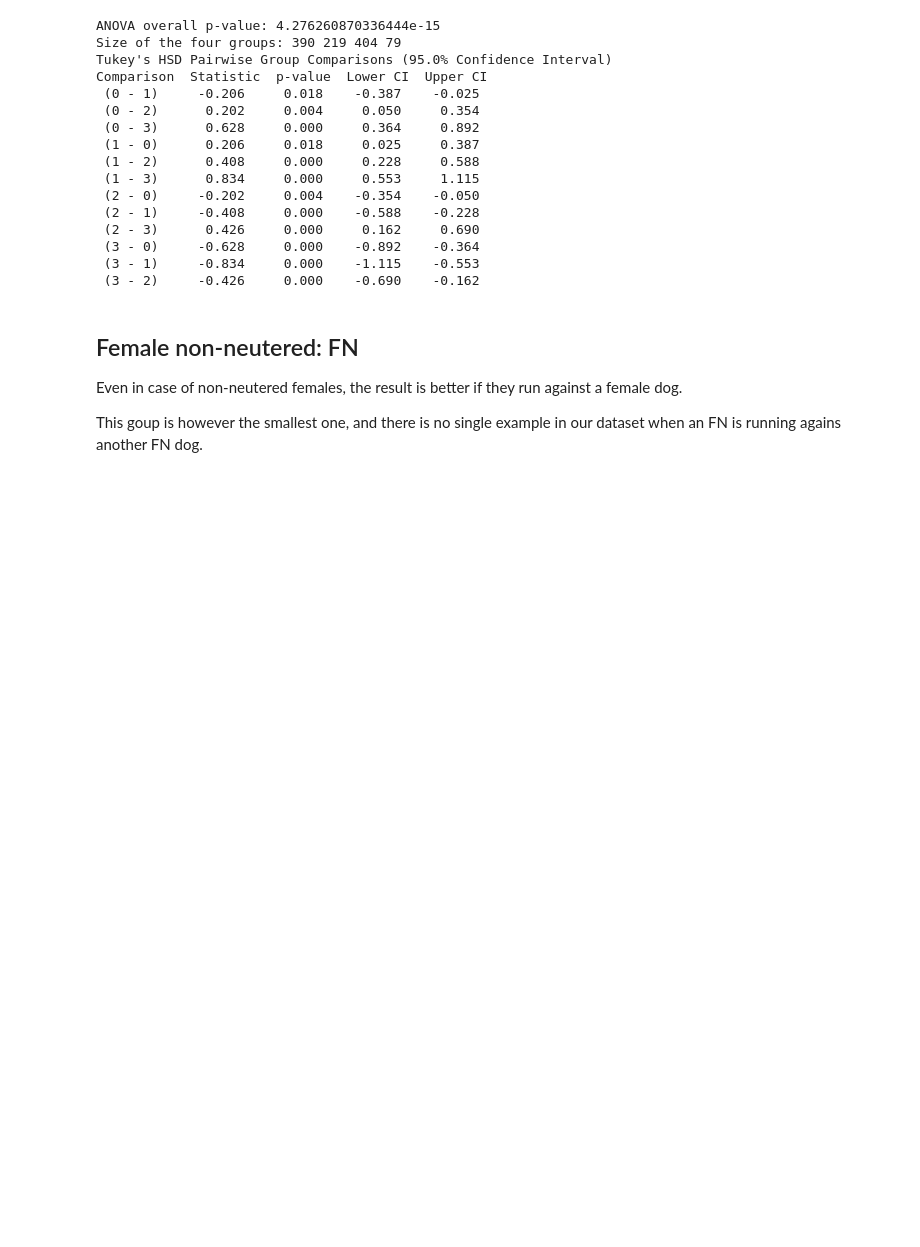
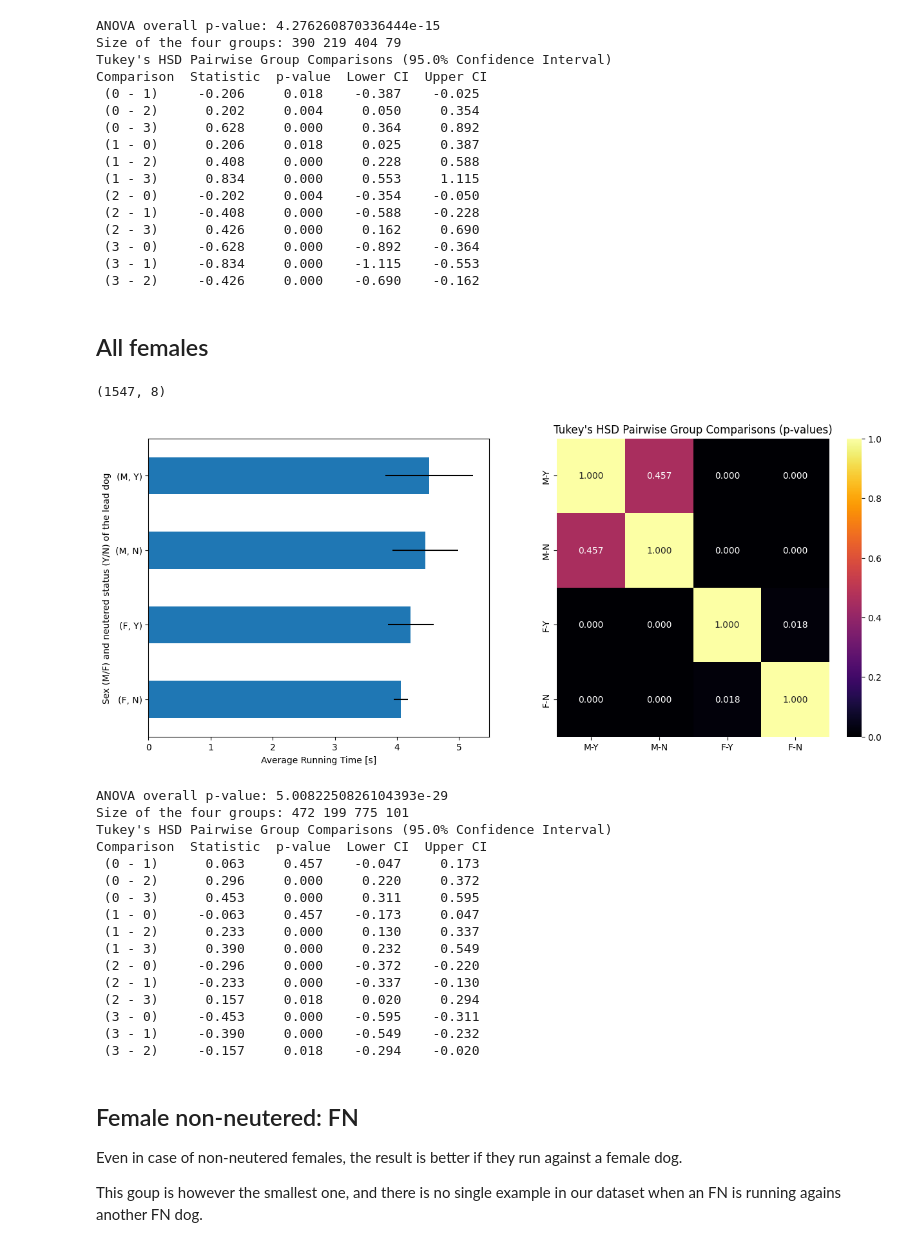
Before and after one commit to dzsobacsi/flyball-project, a Jupyter notebook: 3b-change-partner.ipynb, the cells around one changed output. Cells and saved outputs as stored; diff of their text form; code cells hidden in the pictures; blank space fills up the shorter version.

```diff
--- a/3b-change-partner.ipynb
+++ b/3b-change-partner.ipynb
@@ -207,6 +234,33 @@ Comparison  Statistic  p-value  Lower CI  Upper CI
  (3 - 0)     -0.628     0.000    -0.892    -0.364
  (3 - 1)     -0.834     0.000    -1.115    -0.553
  (3 - 2)     -0.426     0.000    -0.690    -0.162
+# %% [markdown]
+## All females
+# %%
+df_F = df_runs[(df_runs.curr_sex == 'F')]
+df_F.shape
+# %% [output]
+(1547, 8)
+# %%
+myplot(df_F)
+# %% [output]
+[figure, added]
+ANOVA overall p-value: 5.0082250826104393e-29
+Size of the four groups: 472 199 775 101
+Tukey's HSD Pairwise Group Comparisons (95.0% Confidence Interval)
+Comparison  Statistic  p-value  Lower CI  Upper CI
+ (0 - 1)      0.063     0.457    -0.047     0.173
+ (0 - 2)      0.296     0.000     0.220     0.372
+ (0 - 3)      0.453     0.000     0.311     0.595
+ (1 - 0)     -0.063     0.457    -0.173     0.047
+ (1 - 2)      0.233     0.000     0.130     0.337
+ (1 - 3)      0.390     0.000     0.232     0.549
+ (2 - 0)     -0.296     0.000    -0.372    -0.220
+ (2 - 1)     -0.233     0.000    -0.337    -0.130
+ (2 - 3)      0.157     0.018     0.020     0.294
+ (3 - 0)     -0.453     0.000    -0.595    -0.311
+ (3 - 1)     -0.390     0.000    -0.549    -0.232
+ (3 - 2)     -0.157     0.018    -0.294    -0.020
 # %% [markdown]
 ## Female non-neutered: FN
 
```
Also changed, not shown: parts of 5 cells of this notebook, 1 other file.
